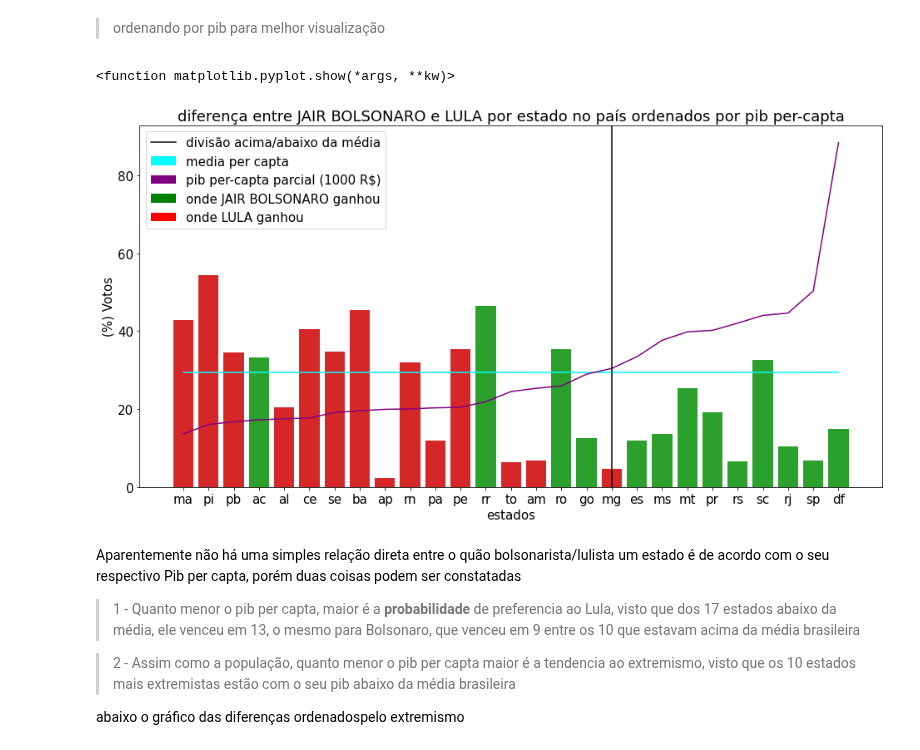
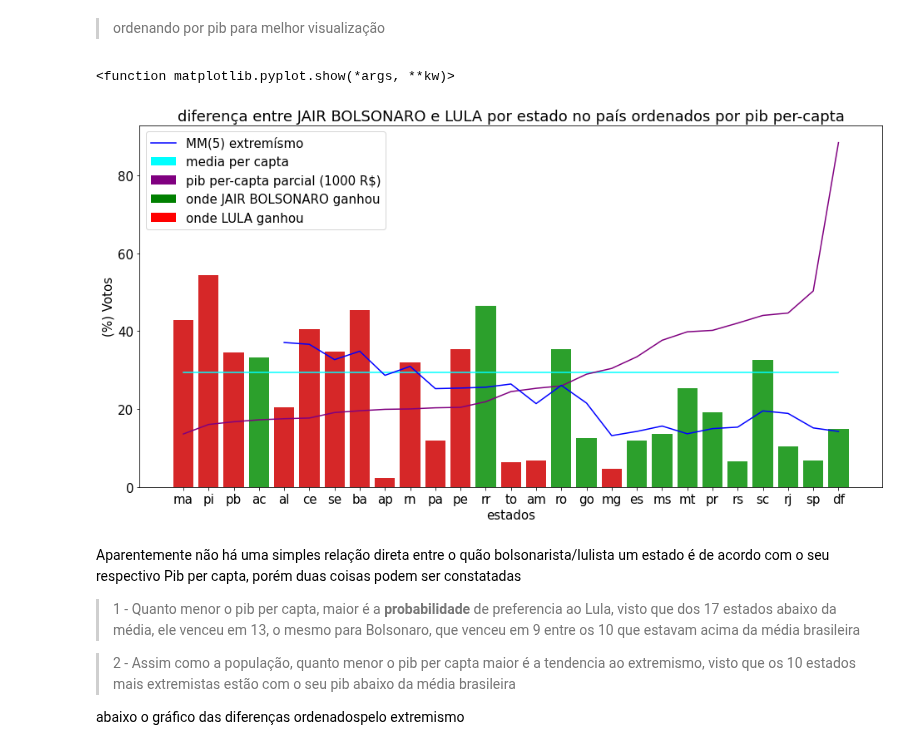
Before and after one commit to luisArthurRodriguesDaSilva/analise-eleicoes-brasileiras-2022, a Jupyter notebook: apresentavel.ipynb, the cells around one changed output. Saved outputs shown, nothing was run; the diff lists cells and outputs as text; code cells hidden in the pictures.

```diff
--- a/apresentavel.ipynb
+++ b/apresentavel.ipynb
@@ -66,6 +66,7 @@ def separeDiferents(uf, usedFunc, candidates):
 # %% [markdown]
 >função para gerar os graficos comparativos entre os candidatos de maneira genérica, dependendo apenas dos parametros
 # %%
+from matplotlib.colorbar import colors
 def showDiffPerState(candidates, attr,category= 'Presidente',mode = 0, aditionalFuncs = [],ordenator='none'):
   usedFunc = lambda uf :  getDiffBetweenTwoCandidates(uf=uf,candidates=candidates, category=category, attr=attr)
 
@@ -131,6 +132,13 @@ def media(ax,ordened_ufs):
 
 def verticalLine(ax,ordened_ufs):
   ax.axvline(x = 'mg', color = 'black', label = 'divisão acima/abaixo da média')
+
+def extremizeMedia(ax, ordened_ufs):
+  moving_average = lambda x, w : np.convolve(x, np.ones(w), 'valid') / w
+  extremes = np.array(list(map( lambda uf: getDiffBetweenTwoCandidates(uf = uf)[0],ordened_ufs)))
+  MM = list(moving_average(extremes,5))
+  #colors = list(map( lambda uf: politicalColors[getDiffBetweenTwoCandidates(uf = uf)[1]],ordened_ufs))
+  ax.plot(ordened_ufs[len(ordened_ufs)-len(MM):],MM, color = 'b', label='MM(5) extremísmo')
 # %% [markdown]
 # 5 | **Análise**
 # %% [markdown]
@@ -180,10 +188,10 @@ showDiffPerState(candidates = [BOLSONARO_TAG,LULA_TAG], attr='(%) Votos',mode =
 # %% [markdown]
 > ordenando por pib para melhor visualização
 # %%
-showDiffPerState(candidates = [BOLSONARO_TAG,LULA_TAG], attr='(%) Votos',mode = 3, aditionalFuncs=[media,pibPerCapta,verticalLine], ordenator='pib per-capta')
+showDiffPerState(candidates = [BOLSONARO_TAG,LULA_TAG], attr='(%) Votos',mode = 3, aditionalFuncs=[media,pibPerCapta,extremizeMedia], ordenator='pib per-capta')
 # %% [output]
 <function matplotlib.pyplot.show(*args, **kw)>
-[figure, old version]
+[figure, new version]
 # %% [markdown]
 Aparentemente não há uma simples relação direta entre o quão bolsonarista/lulista um estado é de acordo com o seu respectivo Pib per capta, porém duas coisas podem ser constatadas
 
```
